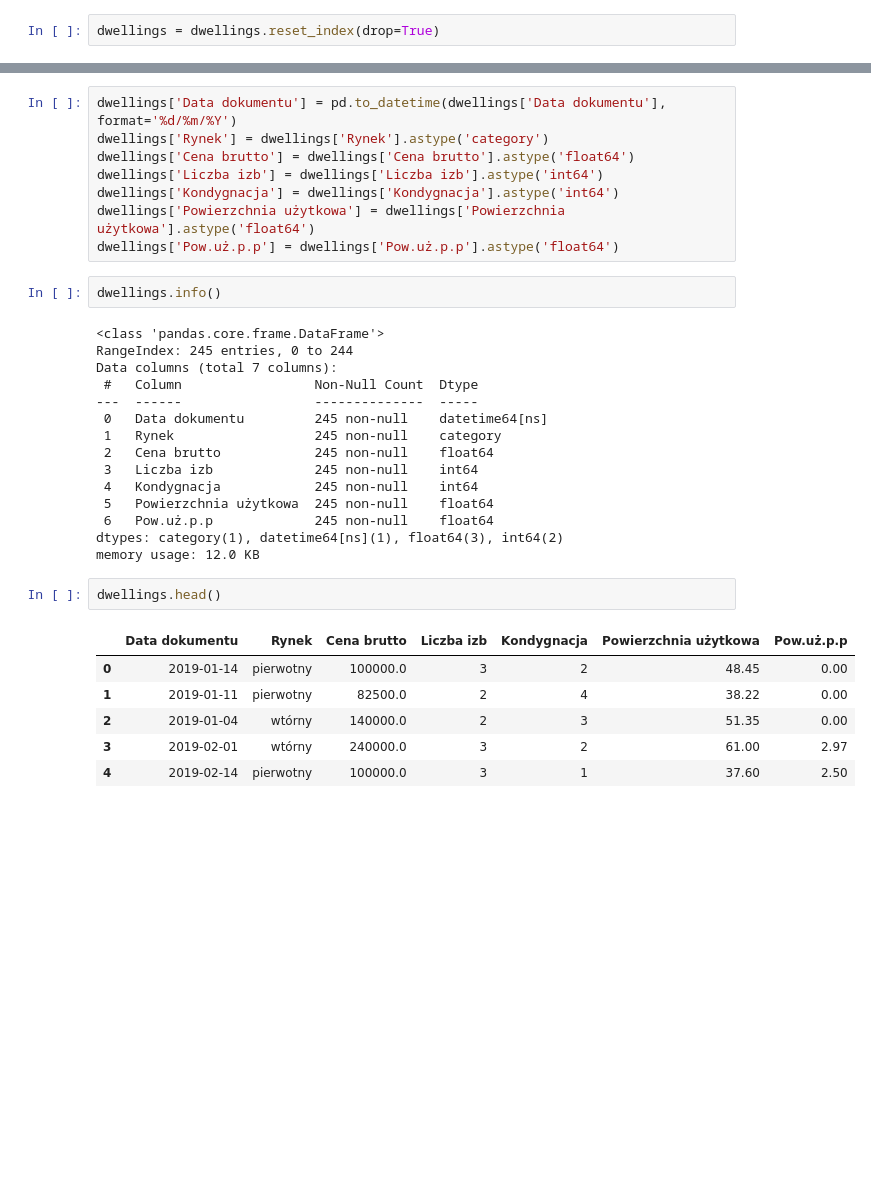
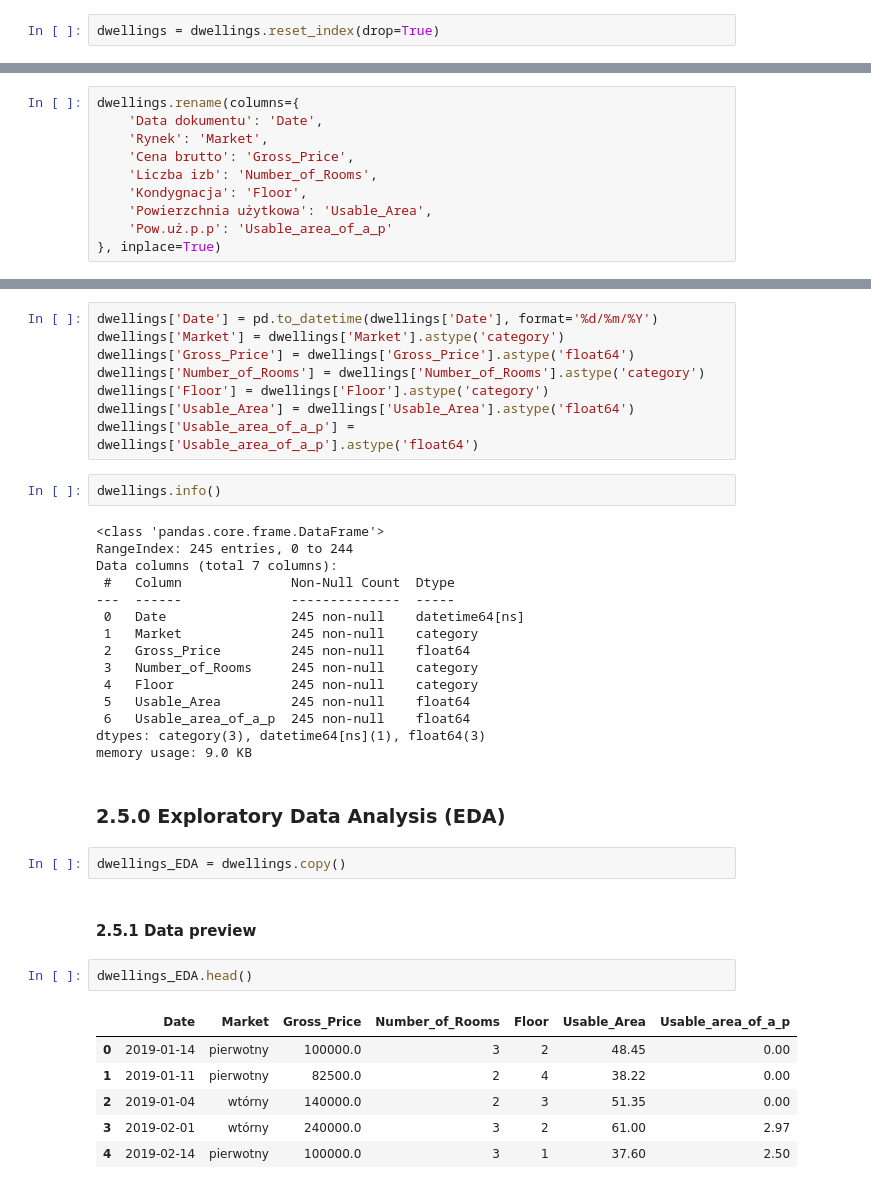
Before and after one commit to szymonszczurowski/Housing-Market-Analysis, a Jupyter notebook: housing_price_predictor.ipynb, the cells around one changed output, grey strips where cells are left out. Drawn from its saved outputs; the diff is of its cells as text; blank space fills up the shorter version.

Commit message:
Carrying out Exploratory Data Analysis (EDA)

```diff
--- a/housing_price_predictor.ipynb
+++ b/housing_price_predictor.ipynb
@@ -319,0 +324,10 @@ dwellings = dwellings.reset_index(drop=True)
+# %%
+dwellings.rename(columns={
+    'Data dokumentu': 'Date',
+    'Rynek': 'Market',
+    'Cena brutto': 'Gross_Price',
+    'Liczba izb': 'Number_of_Rooms',
+    'Kondygnacja': 'Floor',
+    'Powierzchnia użytkowa': 'Usable_Area',
+    'Pow.uż.p.p': 'Usable_area_of_a_p'
+}, inplace=True)
@@ -339,32 +353,38 @@ memory usage: 13.5+ KB
 # %%
-dwellings['Data dokumentu'] = pd.to_datetime(dwellings['Data dokumentu'], format='%d/%m/%Y')
-dwellings['Rynek'] = dwellings['Rynek'].astype('category')
-dwellings['Cena brutto'] = dwellings['Cena brutto'].astype('float64')
-dwellings['Liczba izb'] = dwellings['Liczba izb'].astype('int64')
-dwellings['Kondygnacja'] = dwellings['Kondygnacja'].astype('int64')
-dwellings['Powierzchnia użytkowa'] = dwellings['Powierzchnia użytkowa'].astype('float64')
-dwellings['Pow.uż.p.p'] = dwellings['Pow.uż.p.p'].astype('float64')
+dwellings['Date'] = pd.to_datetime(dwellings['Date'], format='%d/%m/%Y')
+dwellings['Market'] = dwellings['Market'].astype('category')
+dwellings['Gross_Price'] = dwellings['Gross_Price'].astype('float64')
+dwellings['Number_of_Rooms'] = dwellings['Number_of_Rooms'].astype('category')
+dwellings['Floor'] = dwellings['Floor'].astype('category')
+dwellings['Usable_Area'] = dwellings['Usable_Area'].astype('float64')
+dwellings['Usable_area_of_a_p'] = dwellings['Usable_area_of_a_p'].astype('float64')
 # %%
 dwellings.info()
 # %% [output]
 <class 'pandas.core.frame.DataFrame'>
 RangeIndex: 245 entries, 0 to 244
 Data columns (total 7 columns):
- #   Column                 Non-Null Count  Dtype
----  ------                 --------------  -----
- 0   Data dokumentu         245 non-null    datetime64[ns]
- 1   Rynek                  245 non-null    category
- 2   Cena brutto            245 non-null    float64
- 3   Liczba izb             245 non-null    int64
- 4   Kondygnacja            245 non-null    int64
- 5   Powierzchnia użytkowa  245 non-null    float64
- 6   Pow.uż.p.p             245 non-null    float64
-dtypes: category(1), datetime64[ns](1), float64(3), int64(2)
-memory usage: 12.0 KB
+ #   Column              Non-Null Count  Dtype
+---  ------              --------------  -----
+ 0   Date                245 non-null    datetime64[ns]
+ 1   Market              245 non-null    category
+ 2   Gross_Price         245 non-null    float64
+ 3   Number_of_Rooms     245 non-null    category
+ 4   Floor               245 non-null    category
+ 5   Usable_Area         245 non-null    float64
+ 6   Usable_area_of_a_p  245 non-null    float64
+dtypes: category(3), datetime64[ns](1), float64(3)
+memory usage: 9.0 KB
+# %% [markdown]
+### 2.5.0 Exploratory Data Analysis (EDA)
+# %%
+dwellings_EDA = dwellings.copy()
+# %% [markdown]
+#### 2.5.1 Data preview
 # %%
-dwellings.head()
+dwellings_EDA.head()
 # %% [output]
-|  | Data dokumentu | Rynek | Cena brutto | Liczba izb | Kondygnacja | Powierzchnia użytkowa | Pow.uż.p.p |
+|  | Date | Market | Gross_Price | Number_of_Rooms | Floor | Usable_Area | Usable_area_of_a_p |
 | 0 | 2019-01-14 | pierwotny | 100000.0 | 3 | 2 | 48.45 | 0.00 |
 | 1 | 2019-01-11 | pierwotny | 82500.0 | 2 | 4 | 38.22 | 0.00 |
 | 2 | 2019-01-04 | wtórny | 140000.0 | 2 | 3 | 51.35 | 0.00 |
```
Also changed, not shown: parts of 30 cells of this notebook.
